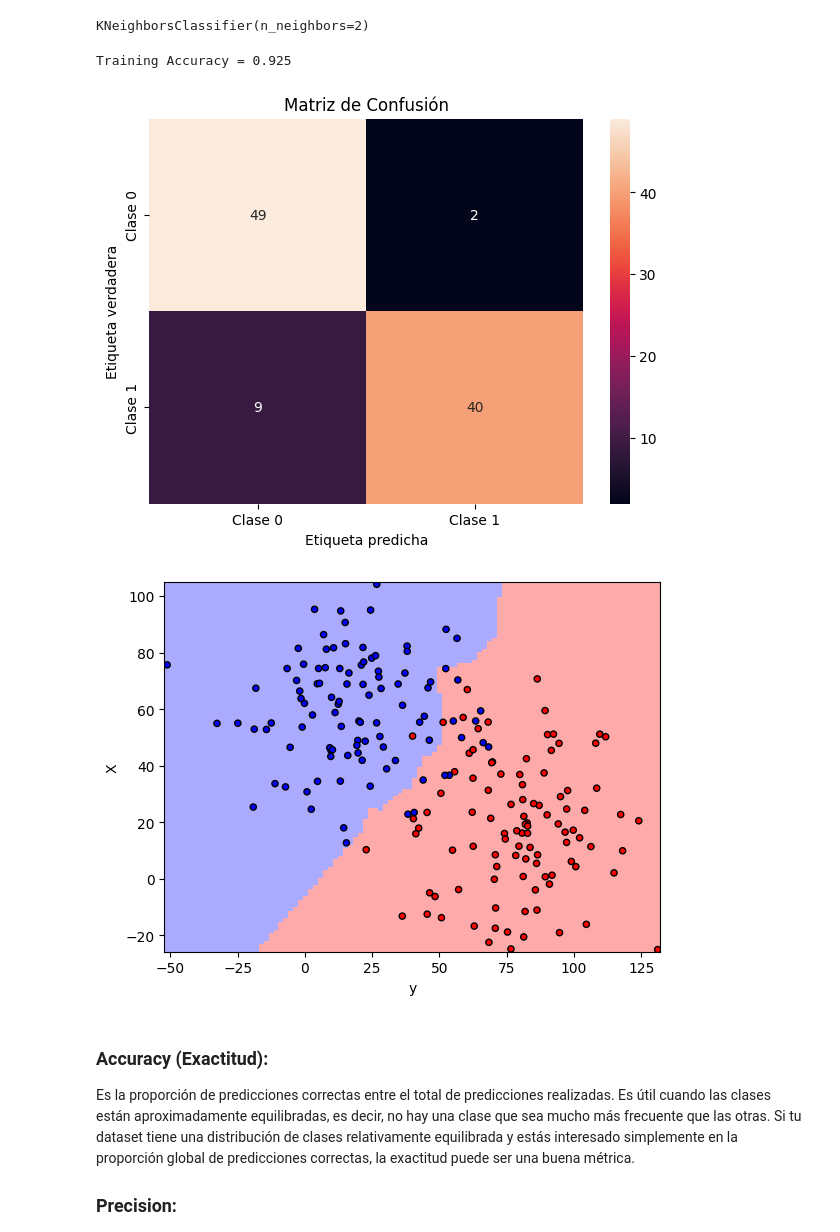
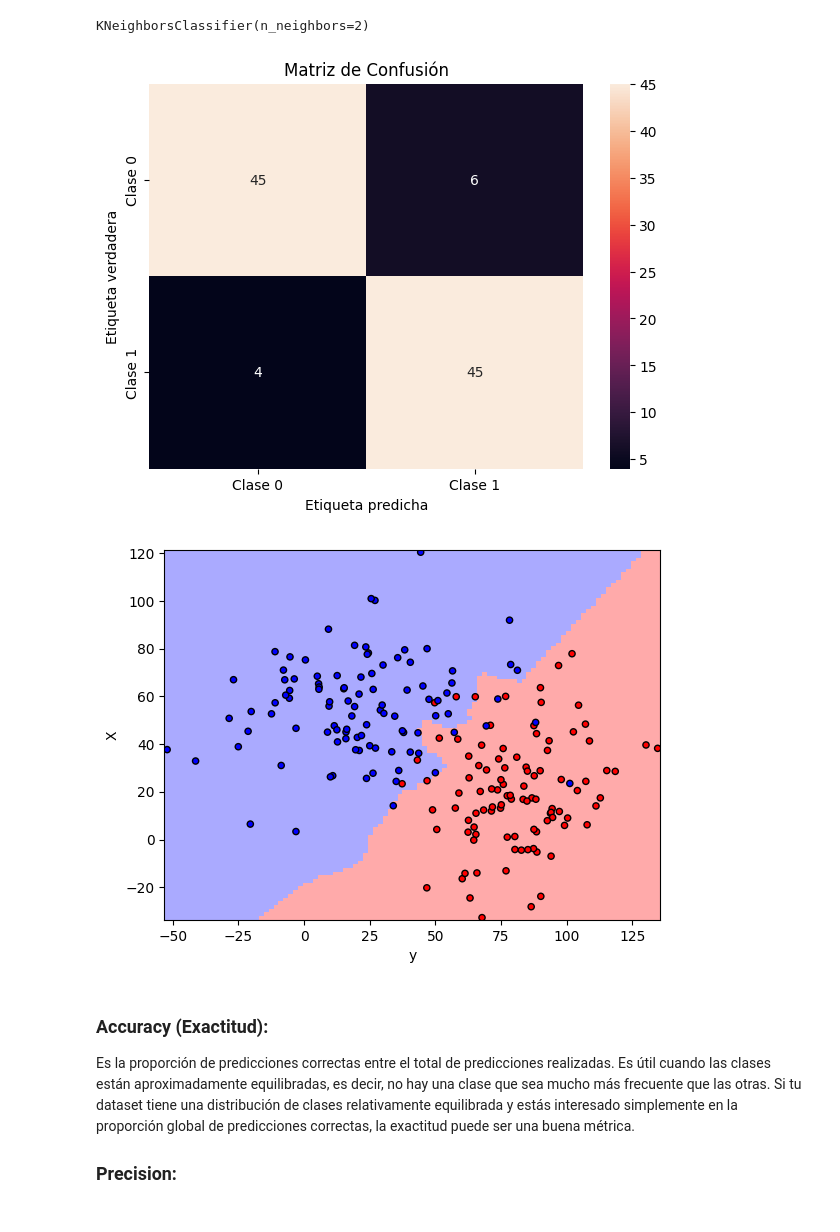
Before and after one commit to ValentinBarco/UPSO-ML-BD, a Jupyter notebook: Clasificación_Knn.ipynb, the cells around one changed output. Cells and saved outputs as stored; diff of their text form; code cells hidden in the pictures.

```diff
--- a/Clasificación_Knn.ipynb
+++ b/Clasificación_Knn.ipynb
@@ -79,24 +71,29 @@ def generate_clf_KNN(k, X_train, y_train):
 # %%
 from sklearn.metrics import confusion_matrix, classification_report
 from sklearn import metrics
 
-X_train, X_test, y_train, y_test= train_test_split(X, y, test_size= 0.23, random_state=42)
-clasificadorKNN2 = generate_clf_KNN(2)
+X_train, X_test, y_train, y_test= train_test_split(X, y, test_size= 0.5, random_state=42)
+
+clasificadorKNN2 = generate_clf_KNN(2,X_train, y_train)
 
 
 y_pred = clasificadorKNN2.predict(X_test)
+
+
+
+
+
 c = confusion_matrix(y_test, y_pred)
 
 
 plt.figure(figsize=(7,5))
 sns.heatmap(c, annot=True, fmt='g', xticklabels=['Clase 0', 'Clase 1'], yticklabels=['Clase 0', 'Clase 1'])
 plt.xlabel('Etiqueta predicha')
 plt.ylabel('Etiqueta verdadera')
 plt.title('Matriz de Confusión')
 plt.show()
 # %% [output]
-Training Accuracy = 0.925
-[figure, old version]
+[figure, new version]
 # %%
 import numpy as np
 import matplotlib.pyplot as plt
@@ -127,7 +124,7 @@ def visualize_classification(X, y, clasificadorKNN):
 
 visualize_classification(X, y, clasificadorKNN2)
 # %% [output]
-[figure, old version]
+[figure, new version]
 # %%
 from sklearn.metrics import accuracy_score, precision_score, recall_score, f1_score
 
```
Also changed, not shown: parts of 8 cells of this notebook.
